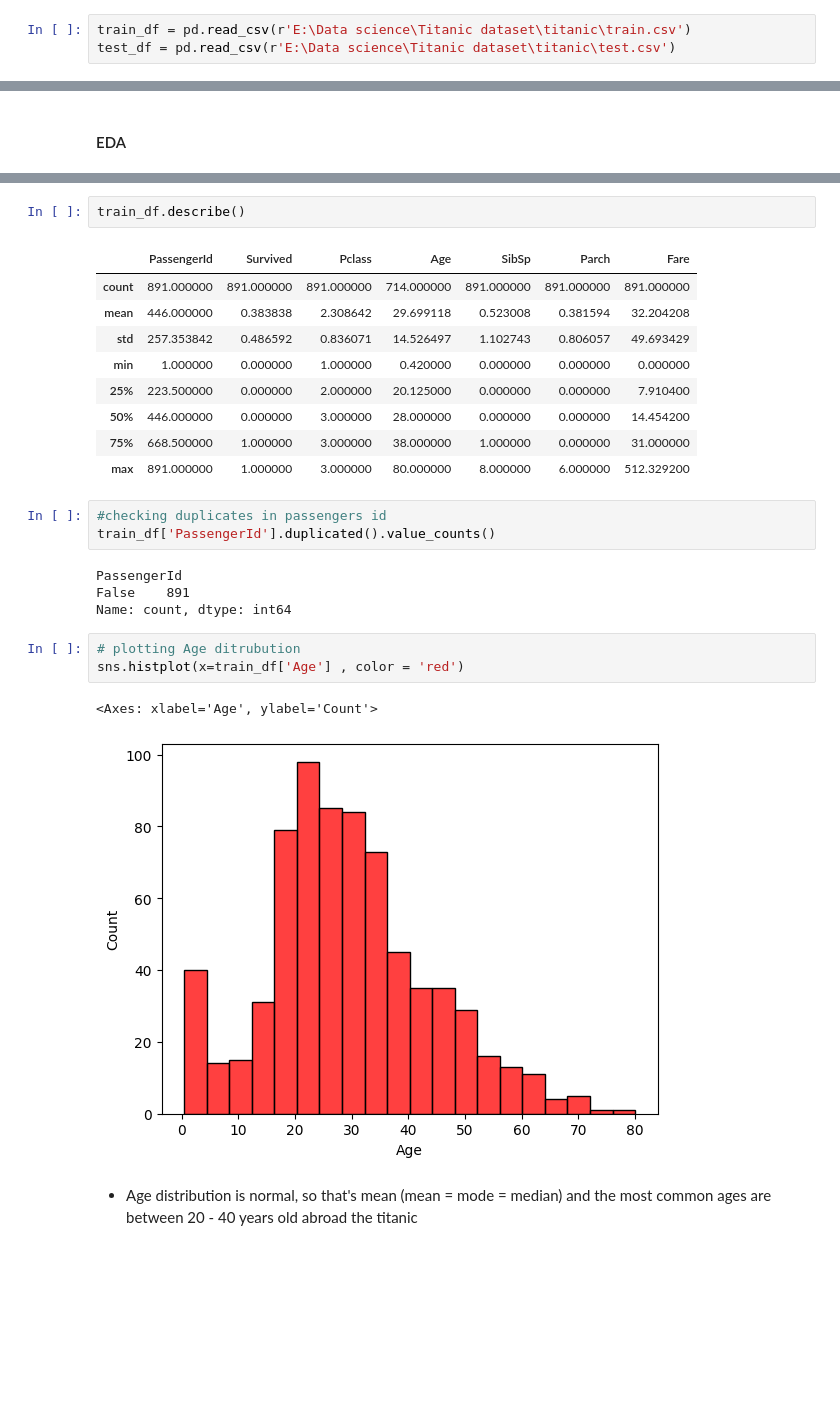
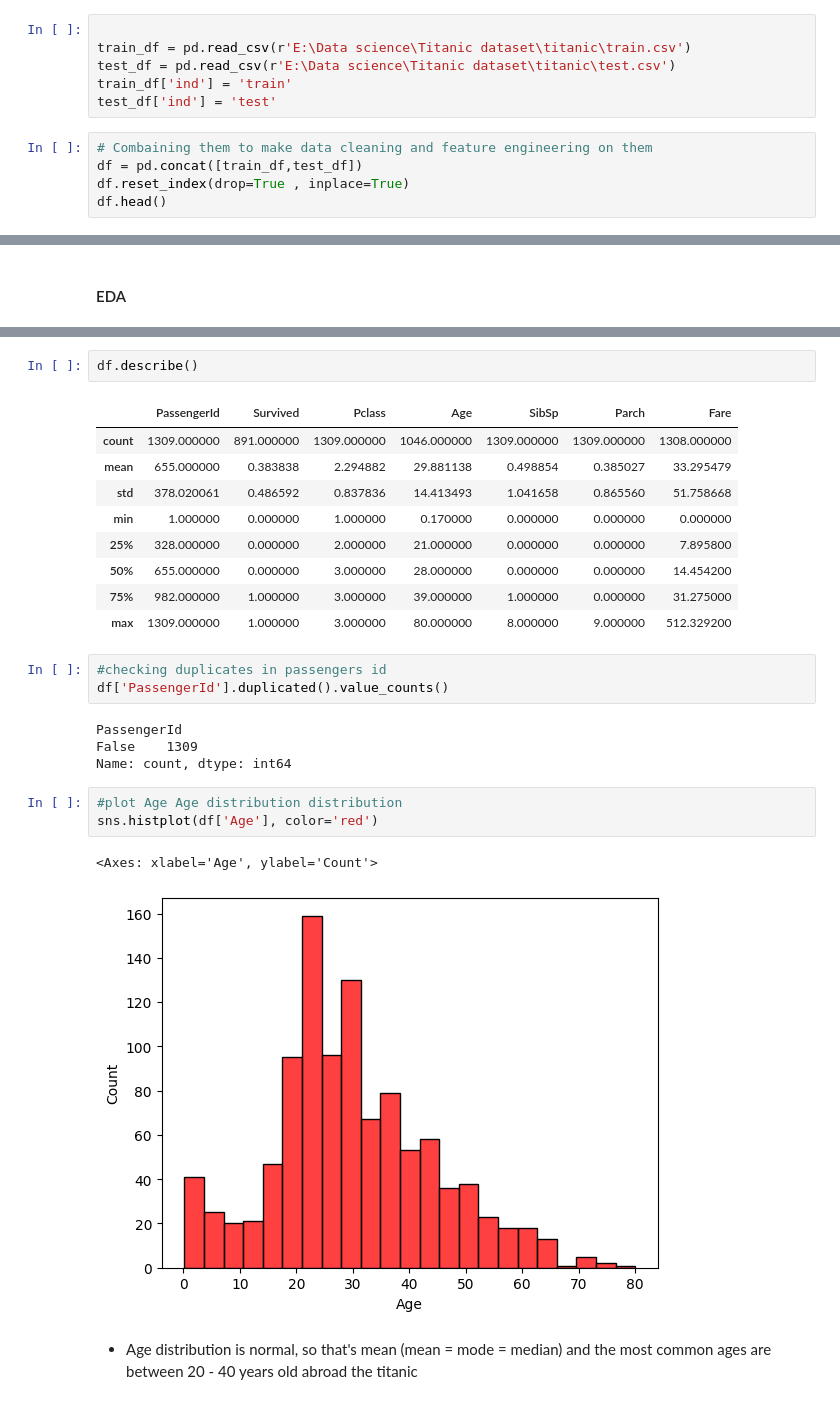
Before and after one commit to MinaGO1/Titanic-dataset, a Jupyter notebook: Titnic.ipynb, the cells around one changed output, grey strips where cells are left out. Drawn from its saved outputs; the diff is of its cells as text; blank space fills up the shorter version.

Commit message:
Done featuer engineering

```diff
--- a/Titnic.ipynb
+++ b/Titnic.ipynb
@@ -9,5 +9,13 @@ import warnings
 
 warnings.filterwarnings('ignore')
 # %%
+
 train_df = pd.read_csv(r'E:\Data science\Titanic dataset\titanic\train.csv')
 test_df = pd.read_csv(r'E:\Data science\Titanic dataset\titanic\test.csv')
+train_df['ind'] = 'train'
+test_df['ind'] = 'test'
+# %%
+# Combaining them to make data cleaning and feature engineering on them
+df = pd.concat([train_df,test_df])
+df.reset_index(drop=True , inplace=True)
+df.head()
@@ -25,28 +31,28 @@ train_df.head()
 # %%
-train_df.describe()
+df.describe()
 # %% [output]
 |  | PassengerId | Survived | Pclass | Age | SibSp | Parch | Fare |
-| count | 891.000000 | 891.000000 | 891.000000 | 714.000000 | 891.000000 | 891.000000 | 891.000000 |
-| mean | 446.000000 | 0.383838 | 2.308642 | 29.699118 | 0.523008 | 0.381594 | 32.204208 |
-| std | 257.353842 | 0.486592 | 0.836071 | 14.526497 | 1.102743 | 0.806057 | 49.693429 |
-| min | 1.000000 | 0.000000 | 1.000000 | 0.420000 | 0.000000 | 0.000000 | 0.000000 |
-| 25% | 223.500000 | 0.000000 | 2.000000 | 20.125000 | 0.000000 | 0.000000 | 7.910400 |
-| 50% | 446.000000 | 0.000000 | 3.000000 | 28.000000 | 0.000000 | 0.000000 | 14.454200 |
-| 75% | 668.500000 | 1.000000 | 3.000000 | 38.000000 | 1.000000 | 0.000000 | 31.000000 |
-| max | 891.000000 | 1.000000 | 3.000000 | 80.000000 | 8.000000 | 6.000000 | 512.329200 |
+| count | 1309.000000 | 891.000000 | 1309.000000 | 1046.000000 | 1309.000000 | 1309.000000 | 1308.000000 |
+| mean | 655.000000 | 0.383838 | 2.294882 | 29.881138 | 0.498854 | 0.385027 | 33.295479 |
+| std | 378.020061 | 0.486592 | 0.837836 | 14.413493 | 1.041658 | 0.865560 | 51.758668 |
+| min | 1.000000 | 0.000000 | 1.000000 | 0.170000 | 0.000000 | 0.000000 | 0.000000 |
+| 25% | 328.000000 | 0.000000 | 2.000000 | 21.000000 | 0.000000 | 0.000000 | 7.895800 |
+| 50% | 655.000000 | 0.000000 | 3.000000 | 28.000000 | 0.000000 | 0.000000 | 14.454200 |
+| 75% | 982.000000 | 1.000000 | 3.000000 | 39.000000 | 1.000000 | 0.000000 | 31.275000 |
+| max | 1309.000000 | 1.000000 | 3.000000 | 80.000000 | 8.000000 | 9.000000 | 512.329200 |
 # %%
 #checking duplicates in passengers id
-train_df['PassengerId'].duplicated().value_counts()
+df['PassengerId'].duplicated().value_counts()
 # %% [output]
 PassengerId
-False    891
+False    1309
 Name: count, dtype: int64
 # %%
-# plotting Age ditrubution
-sns.histplot(x=train_df['Age'] , color = 'red')
+#plot Age Age distribution distribution
+sns.histplot(df['Age'], color='red')
 # %% [output]
 <Axes: xlabel='Age', ylabel='Count'>
-[figure, old version]
+[figure, new version]
 # %% [markdown]
 - Age distribution is normal, so that's mean (mean = mode = median) and the most common ages are between 20 - 40 years old abroad the titanic
 # %%
```
Also changed, not shown: parts of 87 cells of this notebook.
